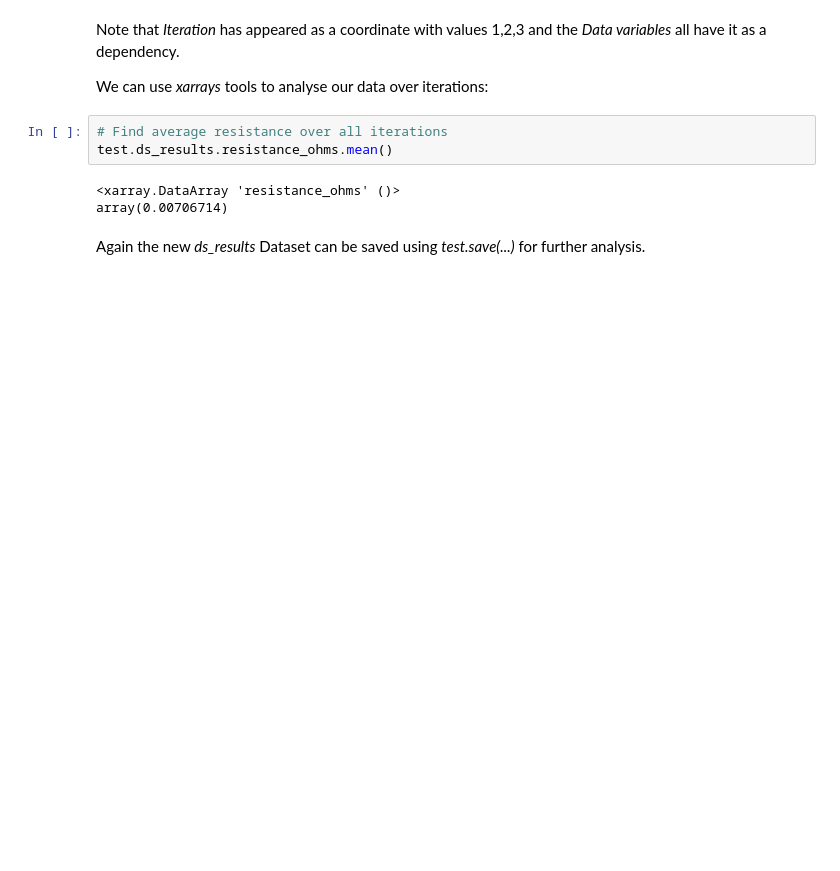
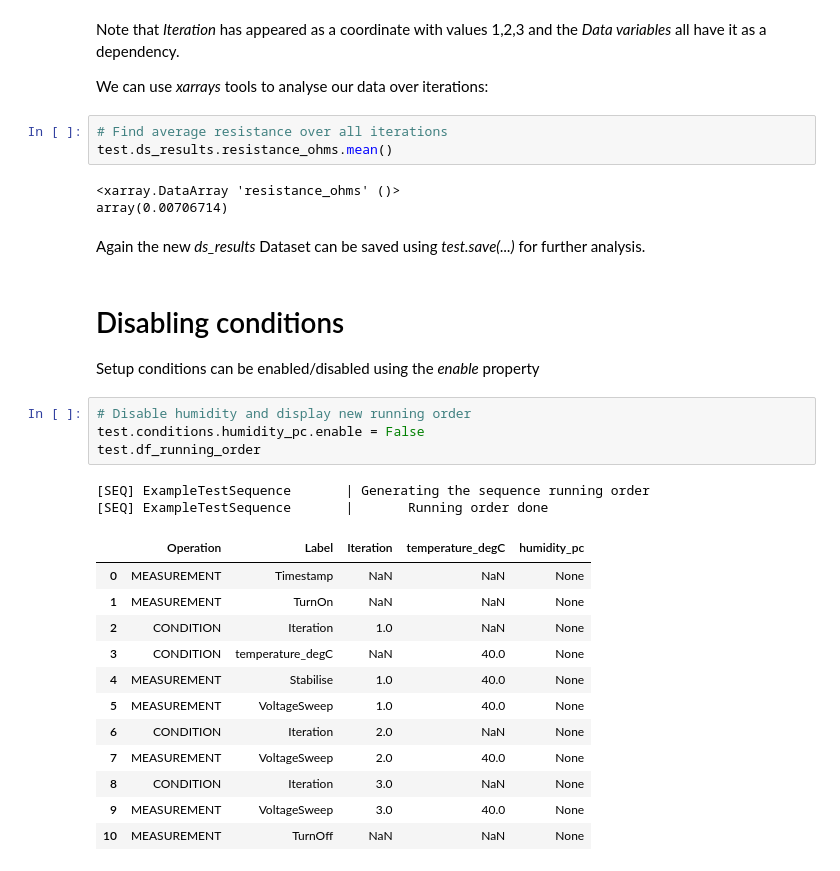
Before and after one commit to redlegjed/test_measure_process_lib, a Jupyter notebook: tmpl/examples/tmpl_cheatsheet_notebook.ipynb, the cells around one changed output. Cells and saved outputs as stored; diff of their text form; blank space fills up the shorter version.

Commit message:
Added example of disabling a SetupCondition in cheatsheet notebook.
On branch master
Changes to be committed:
	modified:   tmpl/examples/tmpl_cheatsheet_notebook.ipynb

```diff
--- a/tmpl/examples/tmpl_cheatsheet_notebook.ipynb
+++ b/tmpl/examples/tmpl_cheatsheet_notebook.ipynb
@@ -650,3 +652,26 @@ test.ds_results.resistance_ohms.mean()
 array(0.00706714)
 # %% [markdown]
 Again the new *ds_results* Dataset can be saved using *test.save(...)* for further analysis.
+# %% [markdown]
+# Disabling conditions
+
+Setup conditions can be enabled/disabled using the *enable* property
+# %%
+# Disable humidity and display new running order
+test.conditions.humidity_pc.enable = False
+test.df_running_order
+# %% [output]
+[SEQ] ExampleTestSequence       | Generating the sequence running order
+[SEQ] ExampleTestSequence       |       Running order done
+|  | Operation | Label | Iteration | temperature_degC | humidity_pc |
+| 0 | MEASUREMENT | Timestamp | NaN | NaN | None |
+| 1 | MEASUREMENT | TurnOn | NaN | NaN | None |
+| 2 | CONDITION | Iteration | 1.0 | NaN | None |
+| 3 | CONDITION | temperature_degC | NaN | 40.0 | None |
+| 4 | MEASUREMENT | Stabilise | 1.0 | 40.0 | None |
+| 5 | MEASUREMENT | VoltageSweep | 1.0 | 40.0 | None |
+| 6 | CONDITION | Iteration | 2.0 | NaN | None |
+| 7 | MEASUREMENT | VoltageSweep | 2.0 | 40.0 | None |
+| 8 | CONDITION | Iteration | 3.0 | NaN | None |
+| 9 | MEASUREMENT | VoltageSweep | 3.0 | 40.0 | None |
+| 10 | MEASUREMENT | TurnOff | NaN | NaN | None |
```
Also changed, not shown: parts of 7 cells of this notebook.
